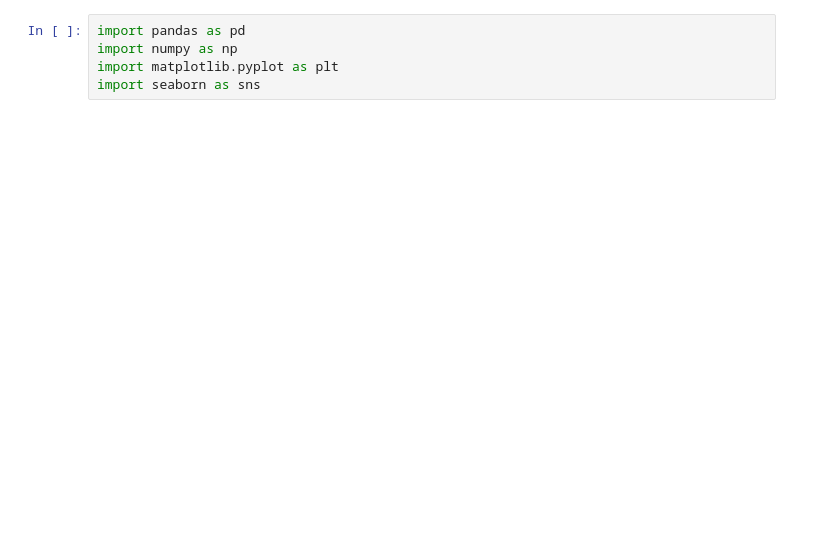
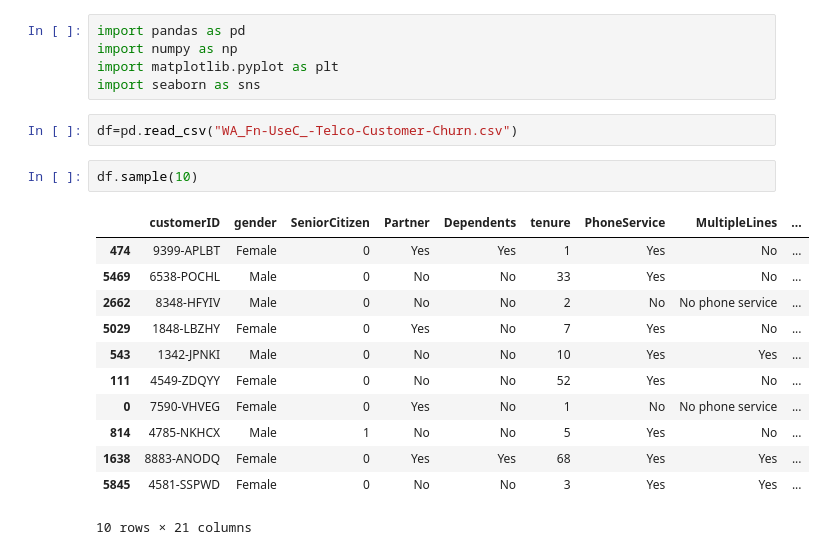
Before and after one commit to noorfatimaKhalid/NeuroFive_projects, a Jupyter notebook: Week3_p2.ipynb, the cells around one changed output. Cells and saved outputs as stored; diff of their text form; blank space fills up the shorter version.

```diff
--- a/Week3_p2.ipynb
+++ b/Week3_p2.ipynb
@@ -3,3 +3,20 @@ import pandas as pd
 import numpy as np
 import matplotlib.pyplot as plt
 import seaborn as sns
+# %%
+df=pd.read_csv("WA_Fn-UseC_-Telco-Customer-Churn.csv")
+# %%
+df.sample(10)
+# %% [output]
+|  | customerID | gender | SeniorCitizen | Partner | Dependents | tenure | PhoneService | MultipleLines | ... |
+| 474 | 9399-APLBT | Female | 0 | Yes | Yes | 1 | Yes | No | ... |
+| 5469 | 6538-POCHL | Male | 0 | No | No | 33 | Yes | No | ... |
+| 2662 | 8348-HFYIV | Male | 0 | No | No | 2 | No | No phone service | ... |
+| 5029 | 1848-LBZHY | Female | 0 | Yes | No | 7 | Yes | No | ... |
+| 543 | 1342-JPNKI | Male | 0 | No | No | 10 | Yes | Yes | ... |
+| 111 | 4549-ZDQYY | Female | 0 | No | No | 52 | Yes | No | ... |
+| 0 | 7590-VHVEG | Female | 0 | Yes | No | 1 | No | No phone service | ... |
+| 814 | 4785-NKHCX | Male | 1 | No | No | 5 | Yes | No | ... |
+| 1638 | 8883-ANODQ | Female | 0 | Yes | Yes | 68 | Yes | Yes | ... |
+| 5845 | 4581-SSPWD | Female | 0 | No | No | 3 | Yes | Yes | ... |
+10 rows × 21 columns
```
Also changed, not shown: parts of 25 cells of this notebook.
